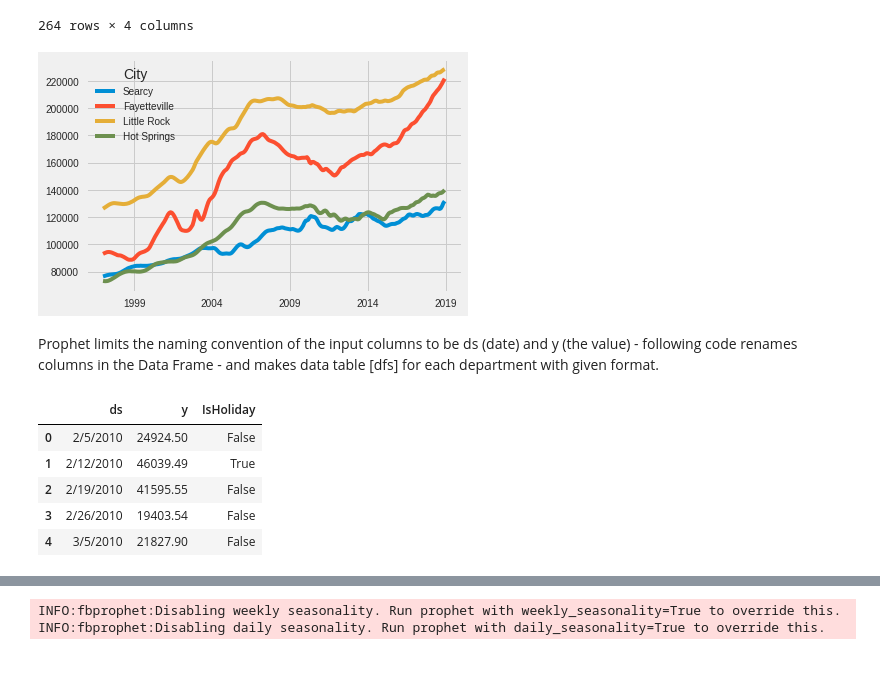
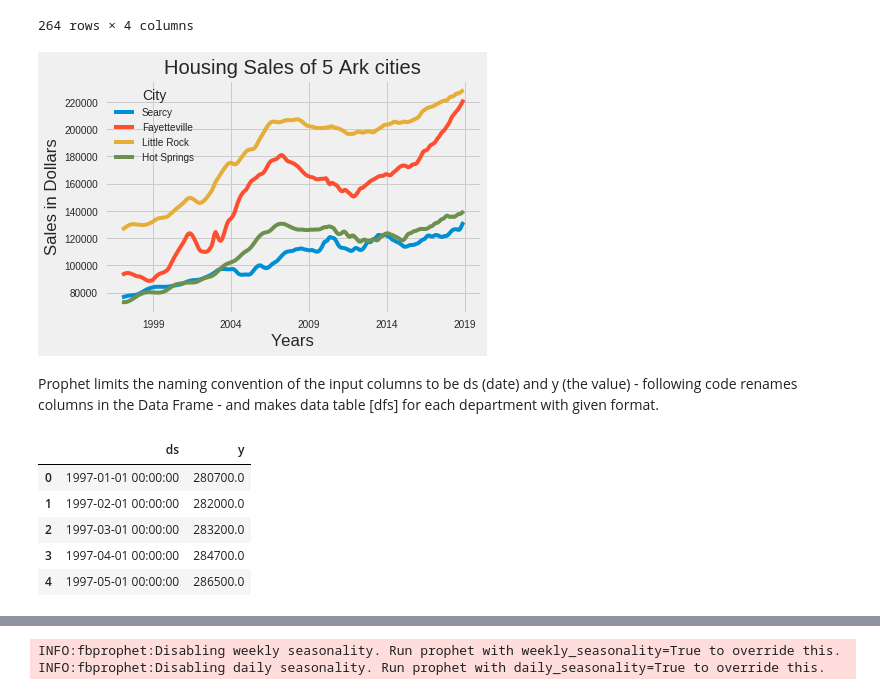
Before and after one commit to jaymahapatra/IST-718-Lab-6, a Jupyter notebook: Lab 6.ipynb, the cells around one changed output, grey strips where cells are left out. Saved outputs shown, nothing was run; the diff lists cells and outputs as text; code cells hidden in the pictures; blank space fills up the shorter version.

```diff
--- a/Lab 6.ipynb
+++ b/Lab 6.ipynb
@@ -156,22 +159,55 @@ ark2
 # %%
 #plot sales of 5 Ark cities
 #ark2 = ark2.cumsum()
 ark2.plot()
+plt.title('Housing Sales of 5 Ark cities')
+plt.xlabel('Years')
+plt.ylabel('Sales in Dollars')
 plt.show()
 # %% [output]
-[figure, old version]
+[figure, new version]
 # %% [markdown]
 Prophet limits the naming convention of the input columns to be ds (date) and y (the value) - following code renames columns in the Data Frame - and makes data table [dfs] for each department with given format.
-# %%
-# SCRUB
-# Rename columns for prophet
-
-df = df.rename(index=str, columns={"BevSales": "y", "Date": "ds"})
-df.head()
-# %% [output]
-|  | ds | y | IsHoliday |
-| 0 | 2/5/2010 | 24924.50 | False |
-| 1 | 2/12/2010 | 46039.49 | True |
-| 2 | 2/19/2010 | 41595.55 | False |
-| 3 | 2/26/2010 | 19403.54 | False |
-| 4 | 3/5/2010 | 21827.90 | False |
+# %%
+# SCRUB
+# Rename columns for prophet
+#df = df.rename(index=str, columns={"BevSales": "y", "Date": "ds"})
+#df.head()
+
+# remove unwanted cols
+# df = df.drop(columns = ['RegionID','City','State','Metro','CountyName','SizeRank'])
+# convert zip code to col names
+# df = df.set_index('ZipCode')
+# transpose time series matrices
+# df = df.T
+# convert indices to date time
+# df.index = pd.to_datetime(df.index)
+# df.head()
+
+# remove unwanted cols
+spri = spri.drop(columns = ['RegionID','City','State','Metro','CountyName','SizeRank'])
+# convert zip code to col names
+spri = spri.set_index('RegionName')
+# transpose time series matrices
+spri = spri.T
+# convert indices to date time
+spri.index = pd.to_datetime(spri.index)
+spri.head()
+
+# Rename columns for prophet
+spri = spri.rename(index=str, columns={"92677": "y", "RegionName": "ds"})
+spri.head()
+
+#Scrub - Thank you Beth!
+spri =  spri[spri.columns[0]]
+
+spri = pd.DataFrame(spri).reset_index()
+spri.columns=['ds','y']
+spri.head()
+# %% [output]
+|  | ds | y |
+| 0 | 1997-01-01 00:00:00 | 280700.0 |
+| 1 | 1997-02-01 00:00:00 | 282000.0 |
+| 2 | 1997-03-01 00:00:00 | 283200.0 |
+| 3 | 1997-04-01 00:00:00 | 284700.0 |
+| 4 | 1997-05-01 00:00:00 | 286500.0 |
```
Also changed, not shown: parts of 8 cells of this notebook.
